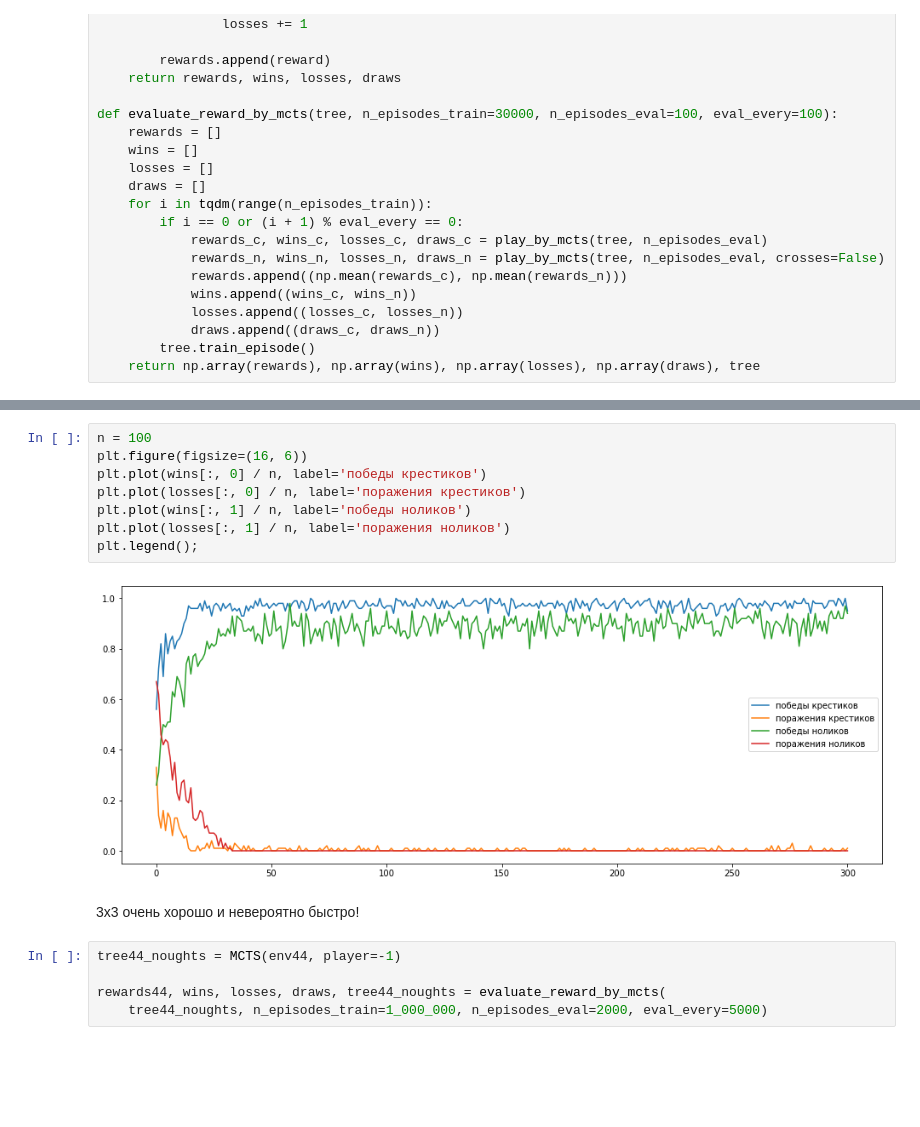
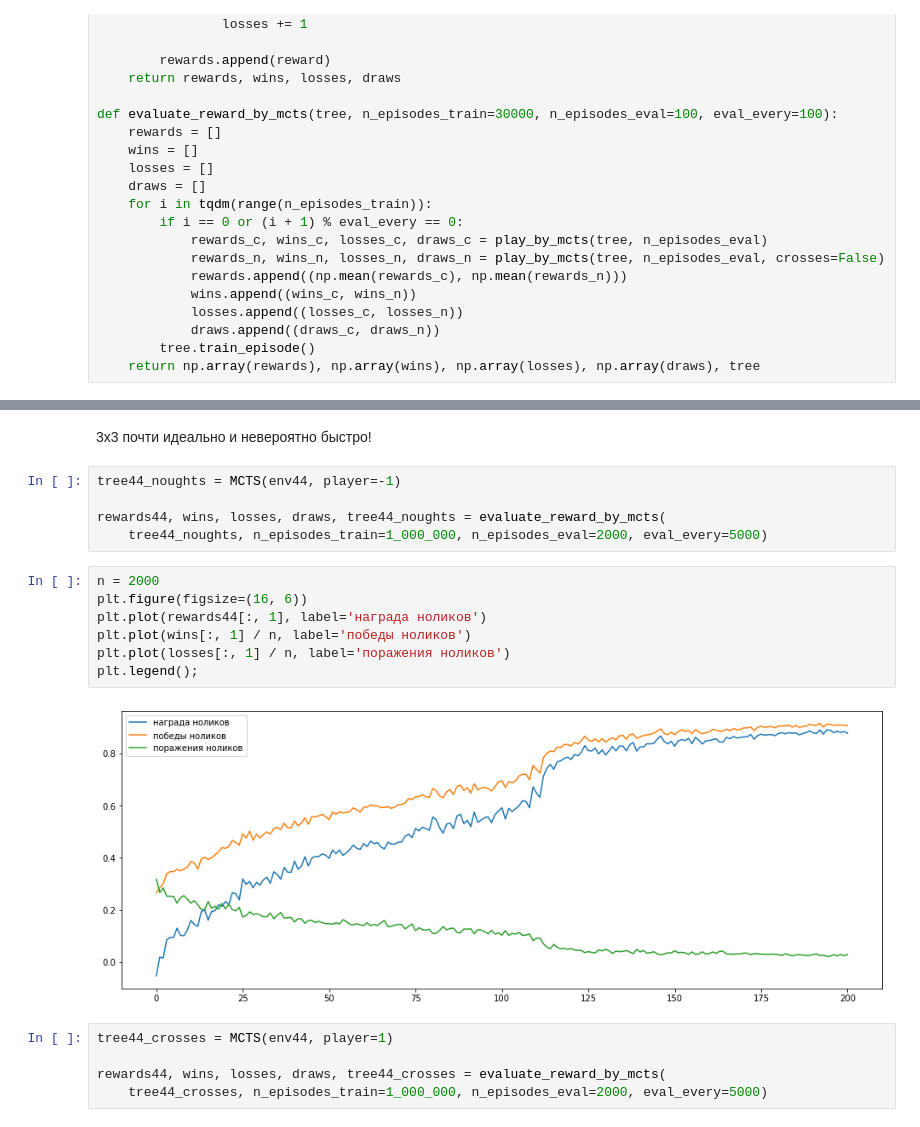
Before and after one commit to x-sile/MADE_RL, a Jupyter notebook: hw2/TicTacToe.ipynb, the cells around one changed output, grey strips where cells are left out. Cells and saved outputs as stored; diff of their text form; blank space fills up the shorter version.

```diff
--- a/hw2/TicTacToe.ipynb
+++ b/hw2/TicTacToe.ipynb
@@ -959,18 +976,22 @@ plt.legend();
-# %%
-n = 100
-plt.figure(figsize=(16, 6))
-plt.plot(wins[:, 0] / n, label='победы крестиков')
-plt.plot(losses[:, 0] / n, label='поражения крестиков')
-plt.plot(wins[:, 1] / n, label='победы ноликов')
-plt.plot(losses[:, 1] / n, label='поражения ноликов')
-plt.legend();
-# %% [output]
-[figure, removed]
 # %% [markdown]
-3x3 очень хорошо и невероятно быстро!
+3x3 почти идеально и невероятно быстро!
 # %%
 tree44_noughts = MCTS(env44, player=-1)
 
 rewards44, wins, losses, draws, tree44_noughts = evaluate_reward_by_mcts(
     tree44_noughts, n_episodes_train=1_000_000, n_episodes_eval=2000, eval_every=5000)
+# %%
+n = 2000
+plt.figure(figsize=(16, 6))
+plt.plot(rewards44[:, 1], label='награда ноликов')
+plt.plot(wins[:, 1] / n, label='победы ноликов')
+plt.plot(losses[:, 1] / n, label='поражения ноликов')
+plt.legend();
+# %% [output]
+[figure, added]
+# %%
+tree44_crosses = MCTS(env44, player=1)
+
+rewards44, wins, losses, draws, tree44_crosses = evaluate_reward_by_mcts(
+    tree44_crosses, n_episodes_train=1_000_000, n_episodes_eval=2000, eval_every=5000)
 # %%
```
Also changed, not shown: parts of 10 cells of this notebook.
